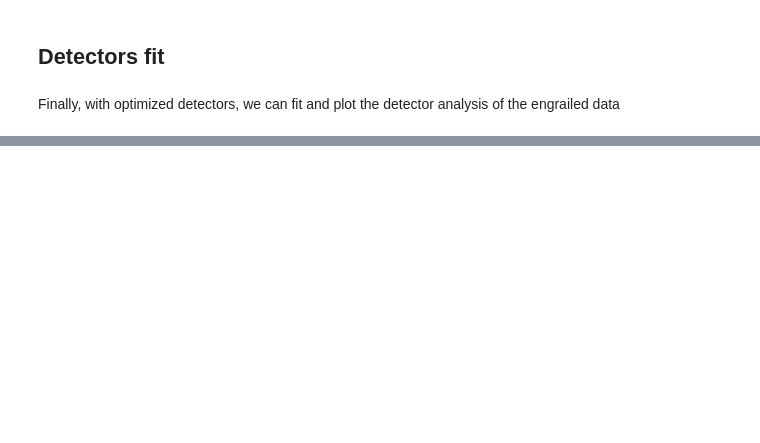
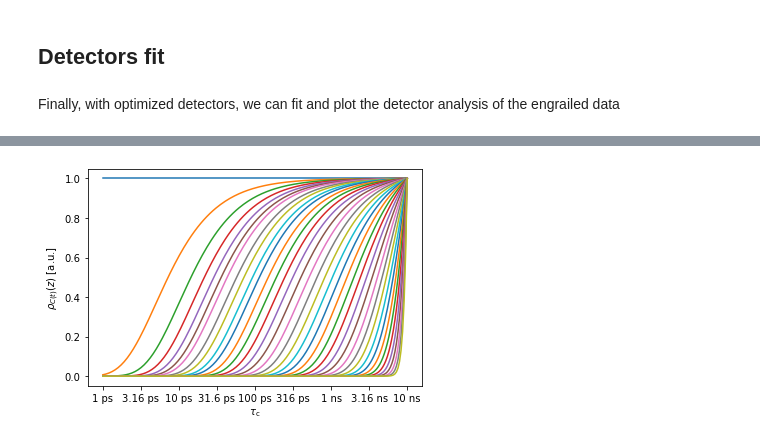
Before and after one commit to alsinmr/pyDR_tutorial, a Jupyter notebook: misc/Engrailed.ipynb, the cells around one changed output, grey strips where cells are left out. Cells and saved outputs as stored; diff of their text form; code cells hidden in the pictures; blank space fills up the shorter version.

```diff
--- a/misc/Engrailed.ipynb
+++ b/misc/Engrailed.ipynb
@@ -73,0 +100,5 @@ fit.plot_fit()[0].figure.set_size_inches([10,7])
+# %%
+md=pyDR.Sens.MD(t=np.arange(int(100/.005))*.005)
+md.plot_rhoz();
+# %% [output]
+[figure, added]
```
Also changed, not shown: parts of 16 cells of this notebook.
